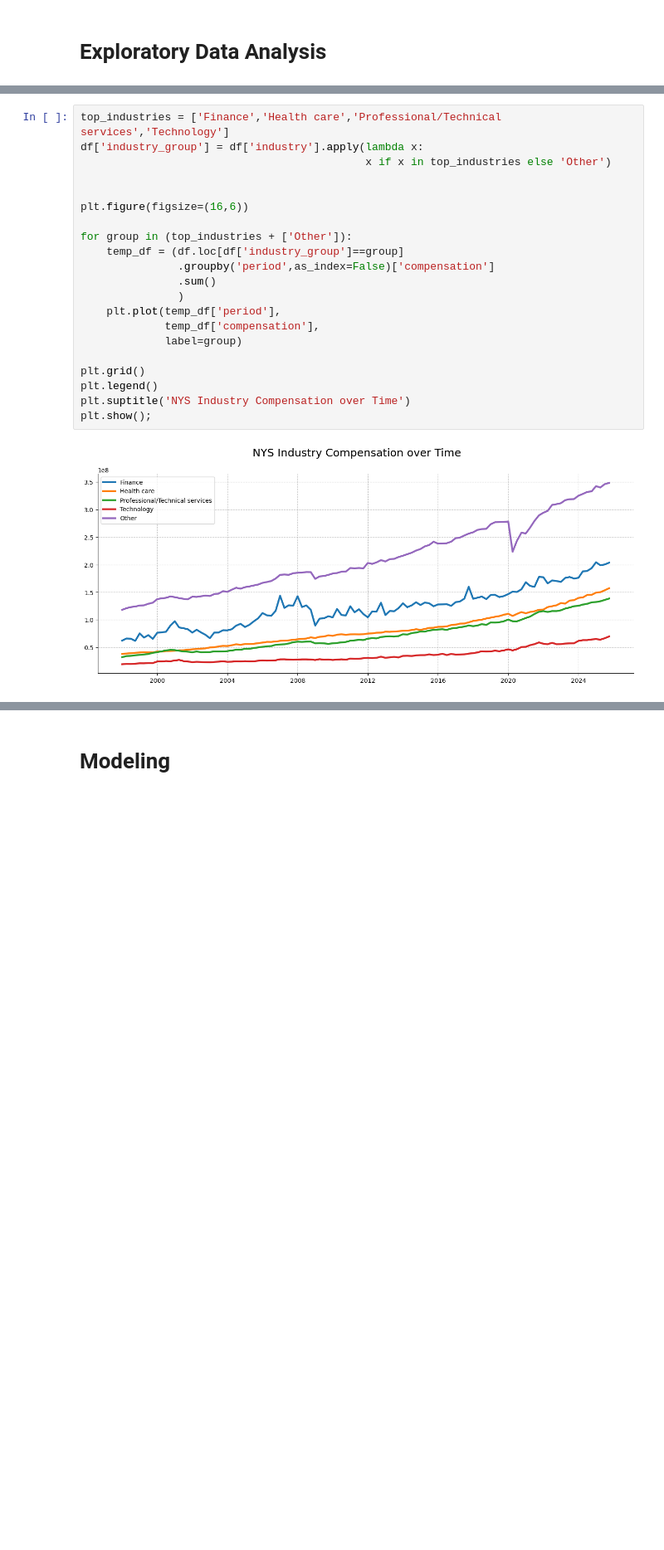
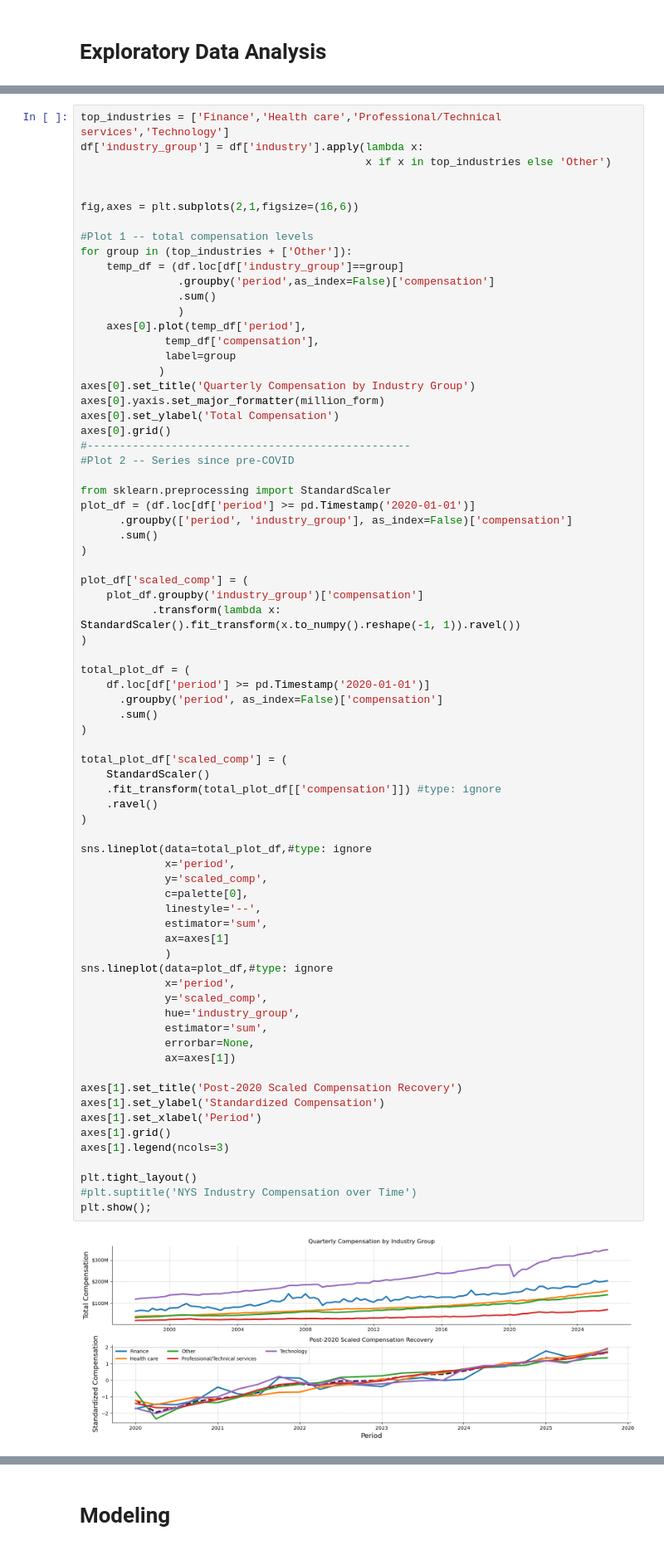
Before and after one commit to kpmccorm/test_may2026, a Jupyter notebook: final_proj.ipynb, the cells around one changed output, grey strips where cells are left out. Shown at 83% size. Saved outputs shown, nothing was run; the diff lists cells and outputs as text; blank space fills up the shorter version.

```diff
--- a/final_proj.ipynb
+++ b/final_proj.ipynb
@@ -275,23 +276,75 @@ plt.show();
 # %%
 top_industries = ['Finance','Health care','Professional/Technical services','Technology']
 df['industry_group'] = df['industry'].apply(lambda x:
                                             x if x in top_industries else 'Other')
 
 
-plt.figure(figsize=(16,6))
+fig,axes = plt.subplots(2,1,figsize=(16,6))
 
+#Plot 1 -- total compensation levels
 for group in (top_industries + ['Other']):
     temp_df = (df.loc[df['industry_group']==group]
                .groupby('period',as_index=False)['compensation']
                .sum()
                )
-    plt.plot(temp_df['period'],
+    axes[0].plot(temp_df['period'],
              temp_df['compensation'],
-             label=group)
+             label=group
+            )
+axes[0].set_title('Quarterly Compensation by Industry Group')
+axes[0].yaxis.set_major_formatter(million_form)
+axes[0].set_ylabel('Total Compensation')
+axes[0].grid()
+#--------------------------------------------------
+#Plot 2 -- Series since pre-COVID
 
-plt.grid()
-plt.legend()
-plt.suptitle('NYS Industry Compensation over Time')
+from sklearn.preprocessing import StandardScaler
+plot_df = (df.loc[df['period'] >= pd.Timestamp('2020-01-01')]
+      .groupby(['period', 'industry_group'], as_index=False)['compensation']
+      .sum()
+)
+
+plot_df['scaled_comp'] = (
+    plot_df.groupby('industry_group')['compensation']
+           .transform(lambda x: StandardScaler().fit_transform(x.to_numpy().reshape(-1, 1)).ravel())
+)
+
+total_plot_df = (
+    df.loc[df['period'] >= pd.Timestamp('2020-01-01')]
+      .groupby('period', as_index=False)['compensation']
+      .sum()
+)
+
+total_plot_df['scaled_comp'] = (
+    StandardScaler()
+    .fit_transform(total_plot_df[['compensation']]) #type: ignore
+    .ravel()
+)
+
+sns.lineplot(data=total_plot_df,#type: ignore
+             x='period',
+             y='scaled_comp',
+             c=palette[0],
+             linestyle='--',
+             estimator='sum',
+             ax=axes[1]
+             )
+sns.lineplot(data=plot_df,#type: ignore
+             x='period',
+             y='scaled_comp',
+             hue='industry_group',
+             estimator='sum',
+             errorbar=None,
+             ax=axes[1])
+
+axes[1].set_title('Post-2020 Scaled Compensation Recovery')
+axes[1].set_ylabel('Standardized Compensation')
+axes[1].set_xlabel('Period')
+axes[1].grid()
+axes[1].legend(ncols=3)
+
+plt.tight_layout()
+#plt.suptitle('NYS Industry Compensation over Time')
 plt.show();
 # %% [output]
-[figure, old version]
+[figure, new version]
```
Also changed, not shown: parts of 33 cells of this notebook.
